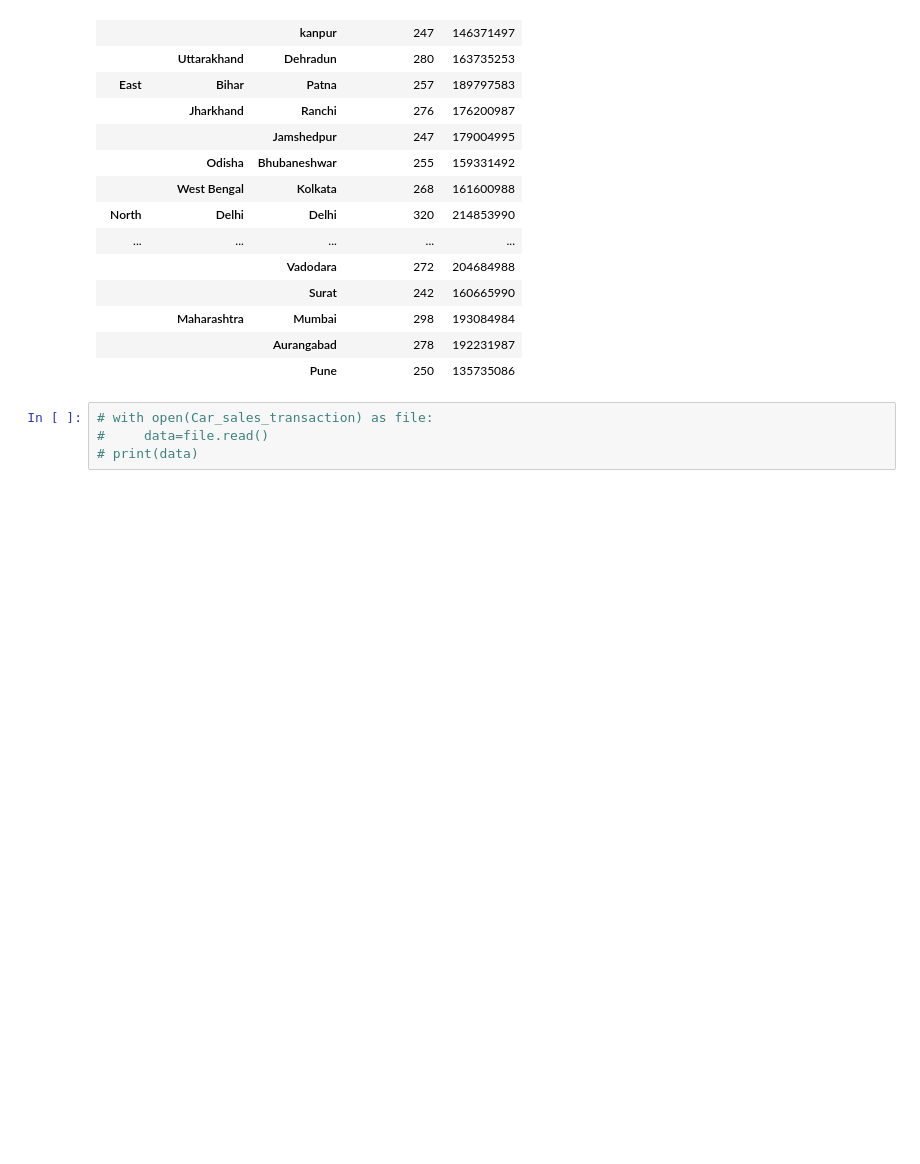
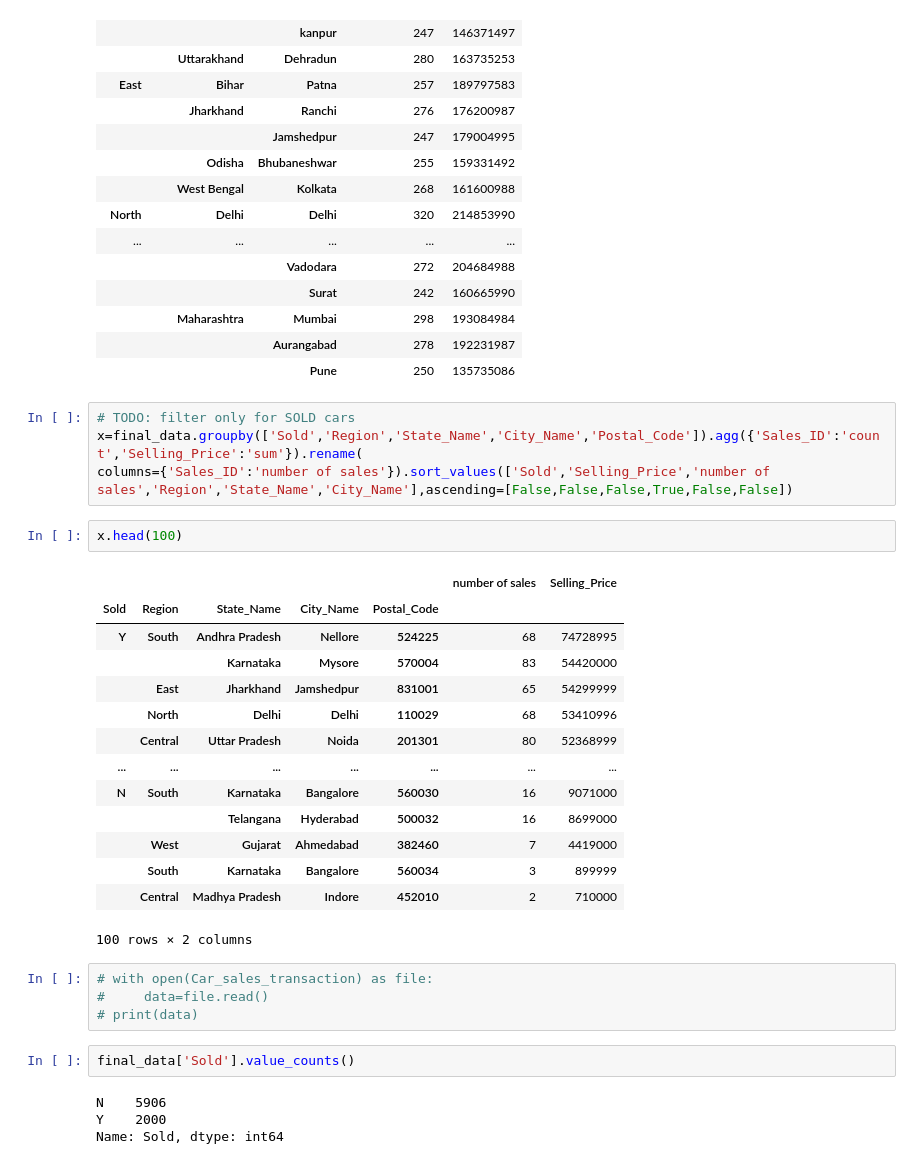
Before and after one commit to Anubhaw19/CP, a Jupyter notebook: Python/Cpastone.ipynb, the cells around one changed output. Cells and saved outputs as stored; diff of their text form; blank space fills up the shorter version.

```diff
--- a/Python/Cpastone.ipynb
+++ b/Python/Cpastone.ipynb
@@ -265,7 +280,34 @@ columns={'Sales_ID':'number of sales'}).sort_values(['Region','State_Name','numb
 |  | Maharashtra | Mumbai | 298 | 193084984 |
 |  |  | Aurangabad | 278 | 192231987 |
 |  |  | Pune | 250 | 135735086 |
+# %%
+# TODO: filter only for SOLD cars
+x=final_data.groupby(['Sold','Region','State_Name','City_Name','Postal_Code']).agg({'Sales_ID':'count','Selling_Price':'sum'}).rename(
+columns={'Sales_ID':'number of sales'}).sort_values(['Sold','Selling_Price','number of sales','Region','State_Name','City_Name'],ascending=[False,False,False,True,False,False])
+# %%
+x.head(100)
+# %% [output]
+|  |  |  |  |  | number of sales | Selling_Price |
+| Sold | Region | State_Name | City_Name | Postal_Code |  |  |
+| Y | South | Andhra Pradesh | Nellore | 524225 | 68 | 74728995 |
+|  |  | Karnataka | Mysore | 570004 | 83 | 54420000 |
+|  | East | Jharkhand | Jamshedpur | 831001 | 65 | 54299999 |
+|  | North | Delhi | Delhi | 110029 | 68 | 53410996 |
+|  | Central | Uttar Pradesh | Noida | 201301 | 80 | 52368999 |
+| ... | ... | ... | ... | ... | ... | ... |
+| N | South | Karnataka | Bangalore | 560030 | 16 | 9071000 |
+|  |  | Telangana | Hyderabad | 500032 | 16 | 8699000 |
+|  | West | Gujarat | Ahmedabad | 382460 | 7 | 4419000 |
+|  | South | Karnataka | Bangalore | 560034 | 3 | 899999 |
+|  | Central | Madhya Pradesh | Indore | 452010 | 2 | 710000 |
+100 rows × 2 columns
 # %%
 # with open(Car_sales_transaction) as file:
 #     data=file.read()
 # print(data)
+# %%
+final_data['Sold'].value_counts()
+# %% [output]
+N    5906
+Y    2000
+Name: Sold, dtype: int64
```
Also changed, not shown: parts of 3 cells of this notebook.
